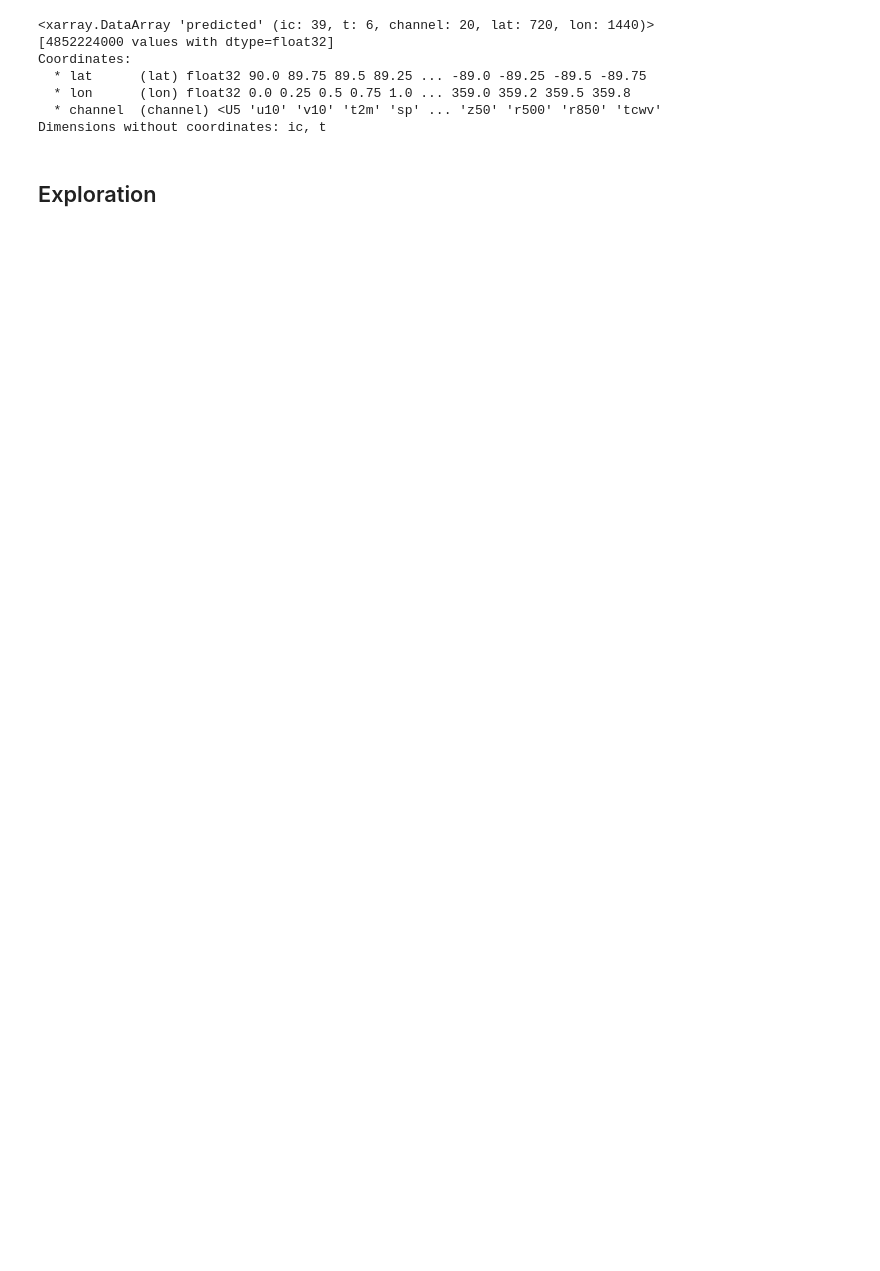
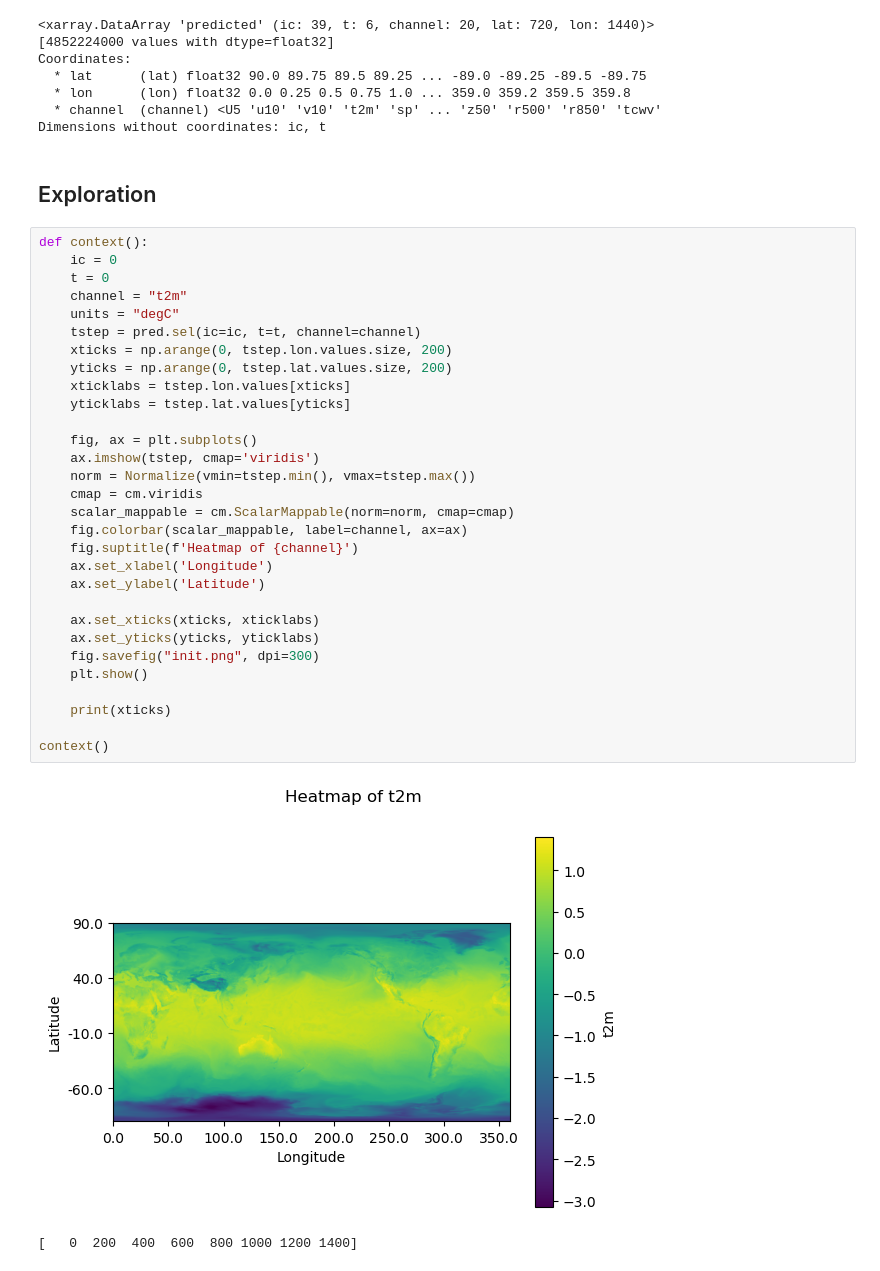
Before and after one commit to Joshua-Elms/otis_forecasting, a Jupyter notebook: data_analysis/main.ipynb, the cells around one changed output. Saved outputs shown, nothing was run; the diff lists cells and outputs as text; blank space fills up the shorter version.

```diff
--- a/data_analysis/main.ipynb
+++ b/data_analysis/main.ipynb
@@ -49,3 +52,36 @@ Coordinates:
 Dimensions without coordinates: ic, t
 # %% [markdown]
 ## Exploration
+# %%
+def context():
+    ic = 0
+    t = 0
+    channel = "t2m"
+    units = "degC"
+    tstep = pred.sel(ic=ic, t=t, channel=channel)
+    xticks = np.arange(0, tstep.lon.values.size, 200)
+    yticks = np.arange(0, tstep.lat.values.size, 200)
+    xticklabs = tstep.lon.values[xticks]
+    yticklabs = tstep.lat.values[yticks]
+
+    fig, ax = plt.subplots()
+    ax.imshow(tstep, cmap='viridis')
+    norm = Normalize(vmin=tstep.min(), vmax=tstep.max())
+    cmap = cm.viridis
+    scalar_mappable = cm.ScalarMappable(norm=norm, cmap=cmap)
+    fig.colorbar(scalar_mappable, label=channel, ax=ax)
+    fig.suptitle(f'Heatmap of {channel}')
+    ax.set_xlabel('Longitude')
+    ax.set_ylabel('Latitude')
+
+    ax.set_xticks(xticks, xticklabs)
+    ax.set_yticks(yticks, yticklabs)
+    fig.savefig("init.png", dpi=300)
+    plt.show()
+
+    print(xticks)
+
+context()
+# %% [output]
+[figure, added]
+[   0  200  400  600  800 1000 1200 1400]
```
Also changed, not shown: parts of 2 cells of this notebook.
